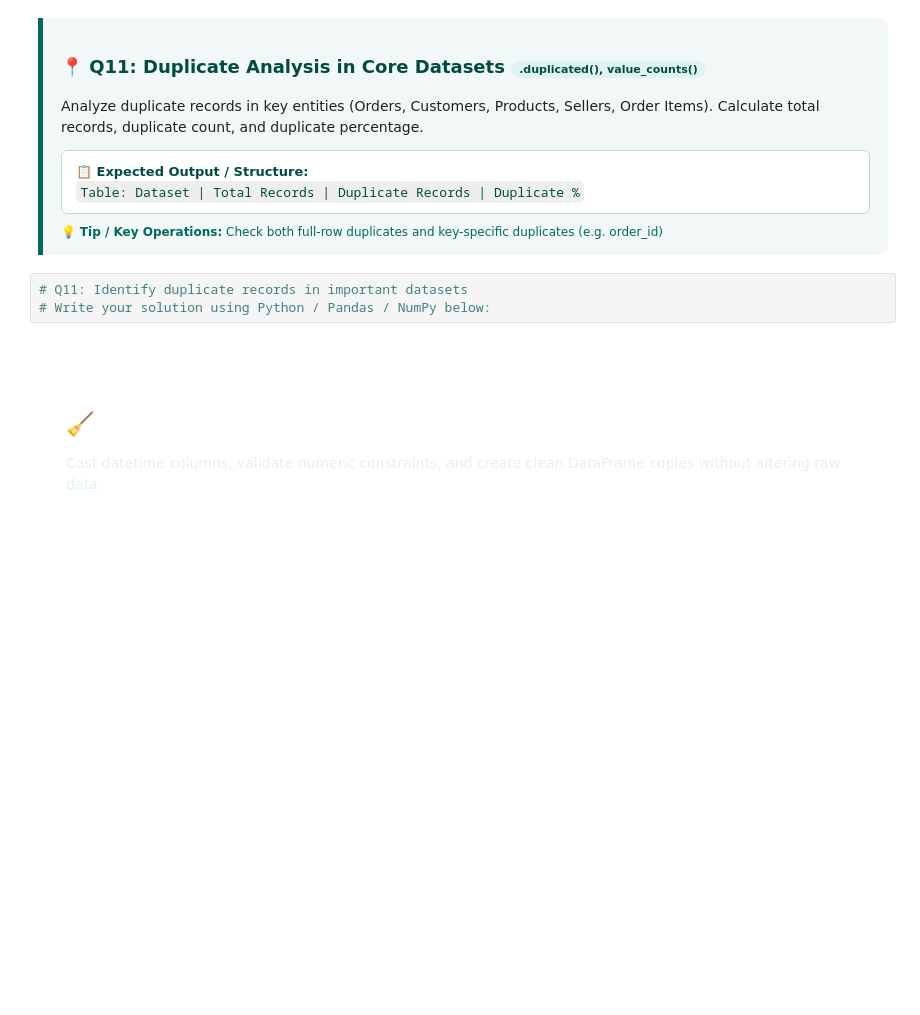
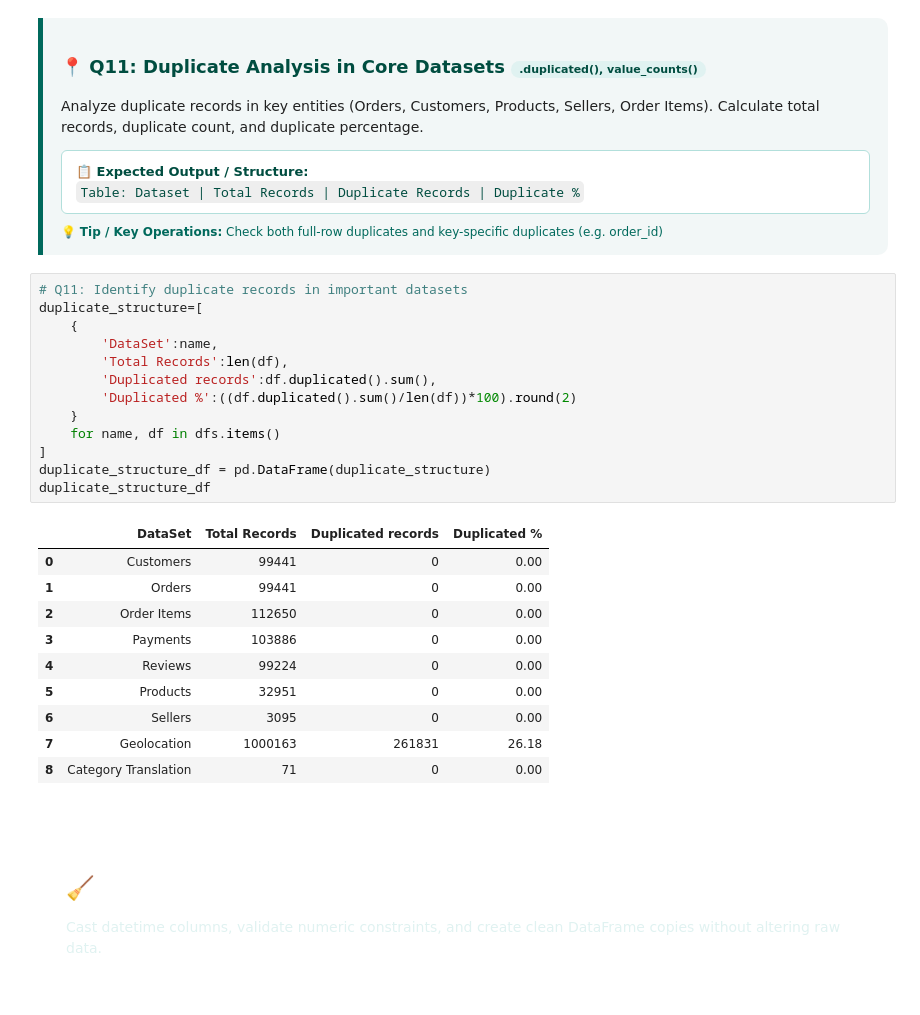
Before and after one commit to DebarghyaAich/Machine_Learning_Basics, a Jupyter notebook: Python_Libraries_Tutorial/E-Commerce Feature Extraction.ipynb, the cells around one changed output. Drawn from its saved outputs; the diff is of its cells as text; blank space fills up the shorter version.

```diff
--- a/Python_Libraries_Tutorial/E-Commerce Feature Extraction.ipynb
+++ b/Python_Libraries_Tutorial/E-Commerce Feature Extraction.ipynb
@@ -498,9 +570,30 @@ dtype: object
     💡 <b>Tip / Key Operations:</b> Check both full-row duplicates and key-specific duplicates (e.g. order_id)
   </div>
 </div>
-# %%
-# Q11: Identify duplicate records in important datasets
-# Write your solution using Python / Pandas / NumPy below:
+# %%
+# Q11: Identify duplicate records in important datasets
+duplicate_structure=[
+    {
+        'DataSet':name,
+        'Total Records':len(df),
+        'Duplicated records':df.duplicated().sum(),
+        'Duplicated %':((df.duplicated().sum()/len(df))*100).round(2)
+    }
+    for name, df in dfs.items()
+]
+duplicate_structure_df = pd.DataFrame(duplicate_structure)
+duplicate_structure_df
+# %% [output]
+|  | DataSet | Total Records | Duplicated records | Duplicated % |
+| 0 | Customers | 99441 | 0 | 0.00 |
+| 1 | Orders | 99441 | 0 | 0.00 |
+| 2 | Order Items | 112650 | 0 | 0.00 |
+| 3 | Payments | 103886 | 0 | 0.00 |
+| 4 | Reviews | 99224 | 0 | 0.00 |
+| 5 | Products | 32951 | 0 | 0.00 |
+| 6 | Sellers | 3095 | 0 | 0.00 |
+| 7 | Geolocation | 1000163 | 261831 | 26.18 |
+| 8 | Category Translation | 71 | 0 | 0.00 |
 # %% [markdown]
 <div style="background: linear-gradient(135deg, #004d40 0%, #00695c 60%, #00897b 100%); padding: 22px 28px; border-radius: 14px; color: #ffffff; margin: 36px 0 20px 0; box-shadow: 0 6px 20px rgba(0, 77, 64, 0.25);">
   <span style="background: rgba(255, 255, 255, 0.2); padding: 4px 12px; border-radius: 20px; font-size: 11px; font-weight: 700; text-transform: uppercase; letter-spacing: 1px; display: inline-block; margin-bottom: 8px;">
```
Also changed, not shown: parts of 9 cells of this notebook.
